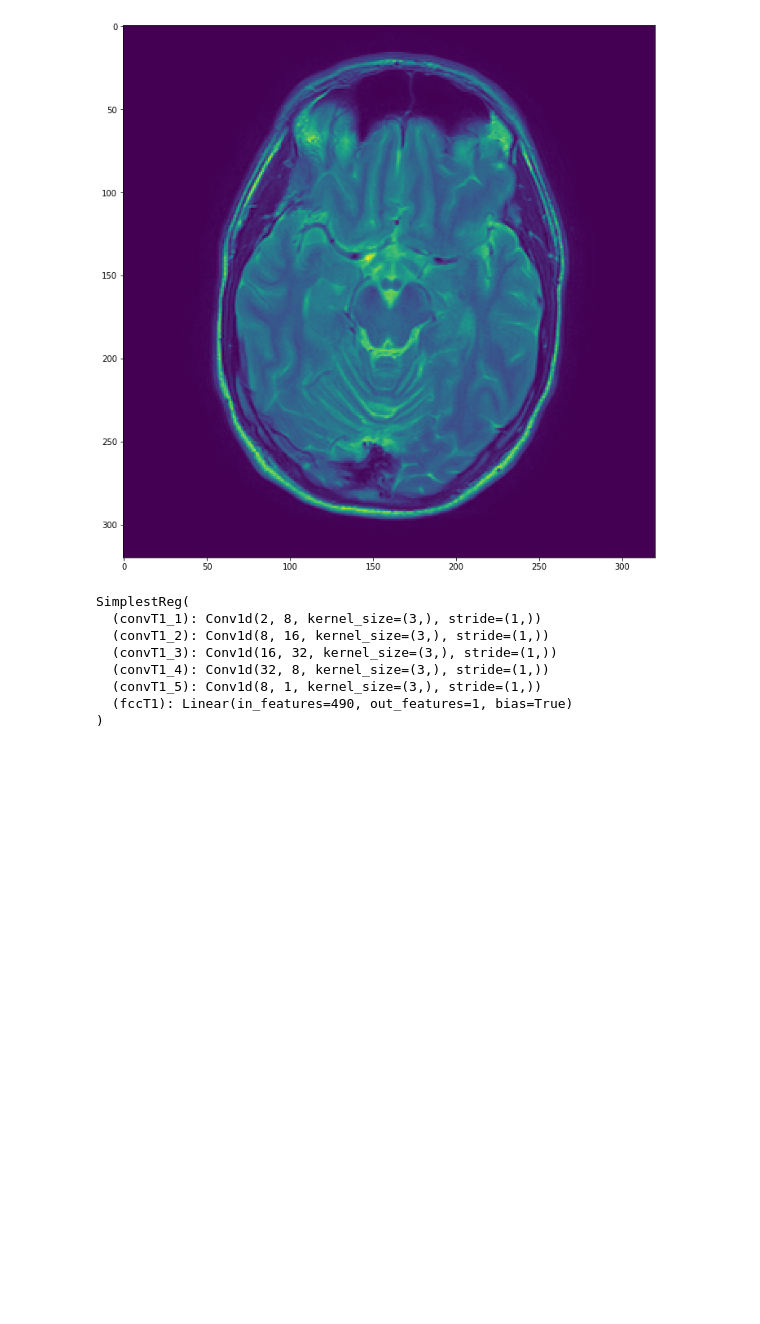
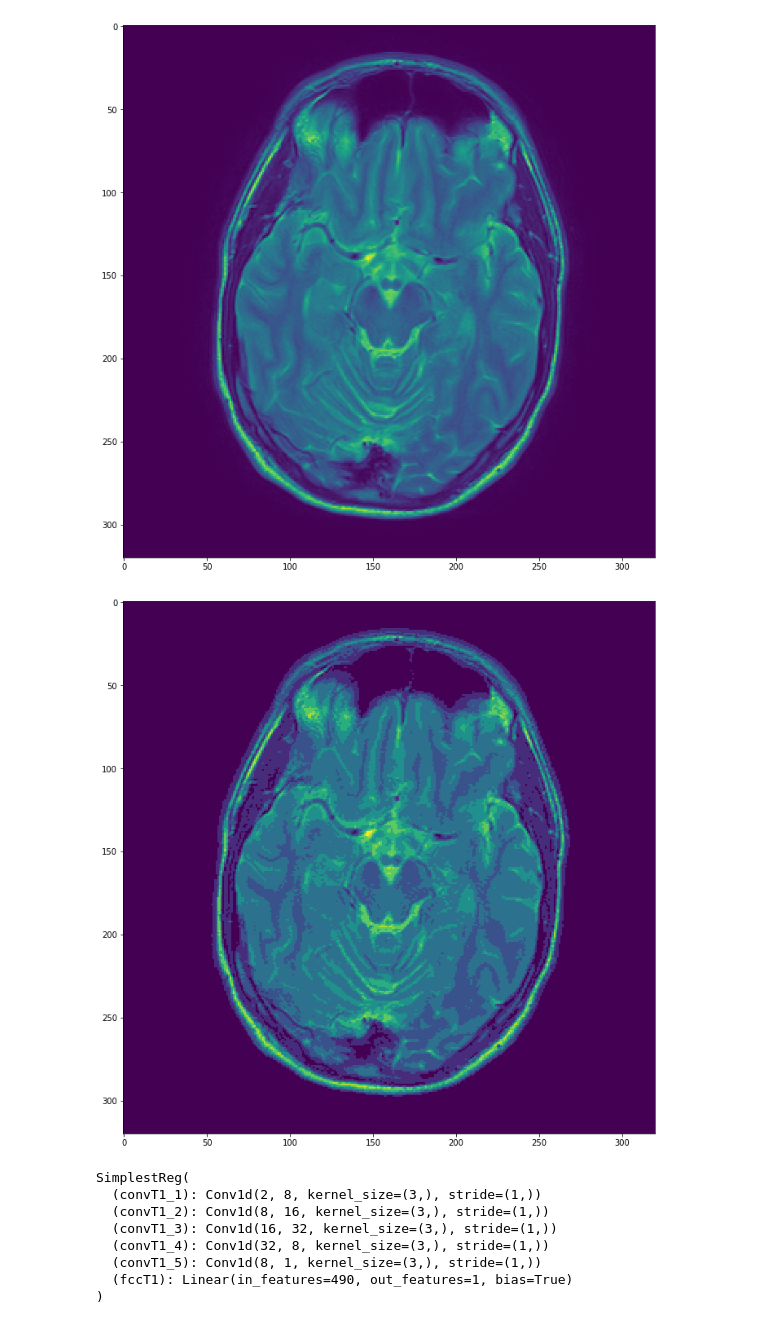
Before and after one commit to Ilya-Muromets/AutoMRF, a Jupyter notebook: test.ipynb, the cells around one changed output. Saved outputs shown, nothing was run; the diff lists cells and outputs as text; code cells hidden in the pictures; blank space fills up the shorter version.

```diff
--- a/test.ipynb
+++ b/test.ipynb
@@ -27,6 +27,13 @@ plt.imshow(x[0])
 plt.show()
 # %% [output]
 [figure]
+# %%
+x = np.load("/mikQNAP/augmented_data/T2w/T2_norm_volunteer1_1.npy")
+plt.figure(figsize=(12,12))
+plt.imshow(np.round(x[0]*2,0))
+plt.show()
+# %% [output]
+[figure, added]
 # %%
 regressor = SimplestReg()
 # %%
```
Also changed, not shown: parts of 4 cells of this notebook, 5 other files.
